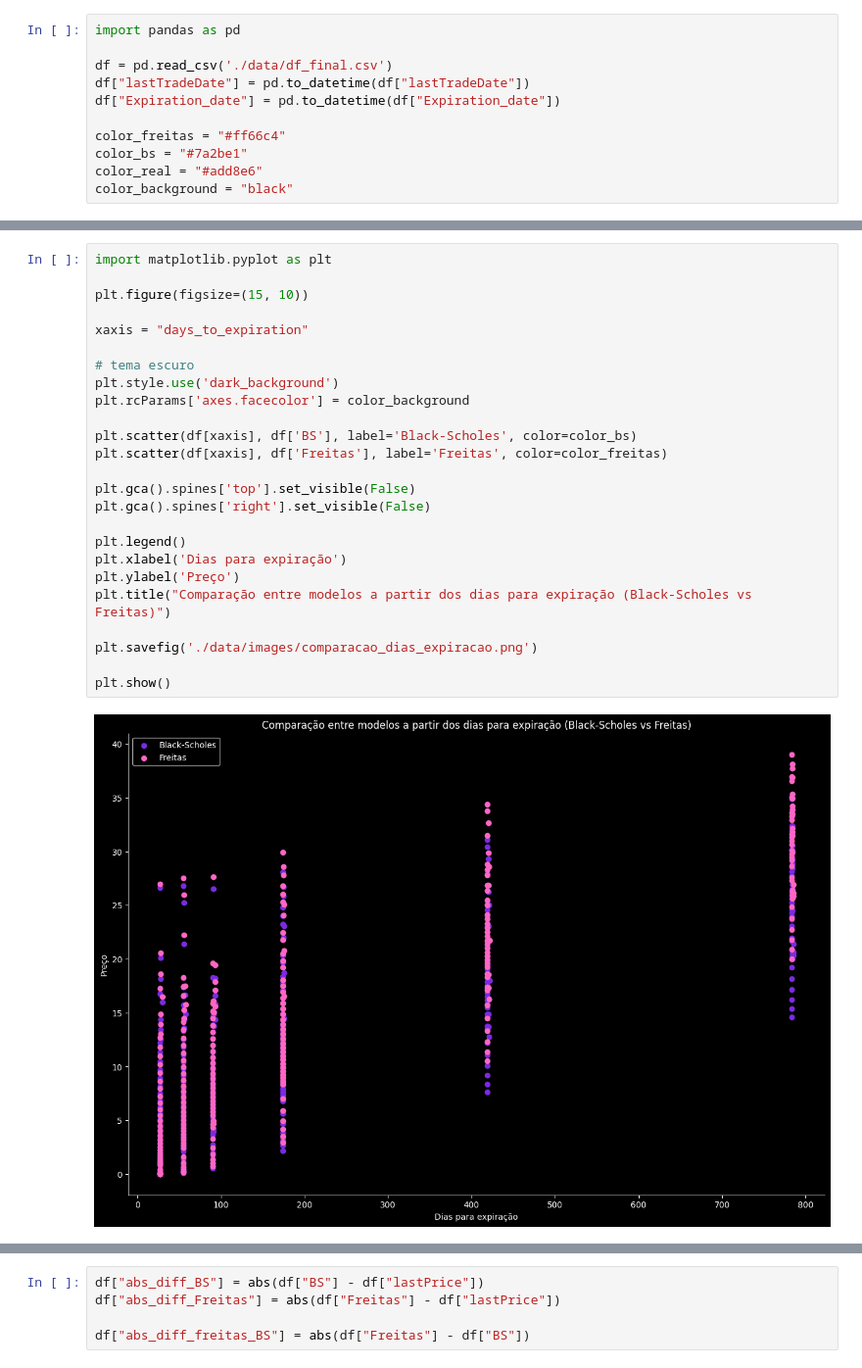
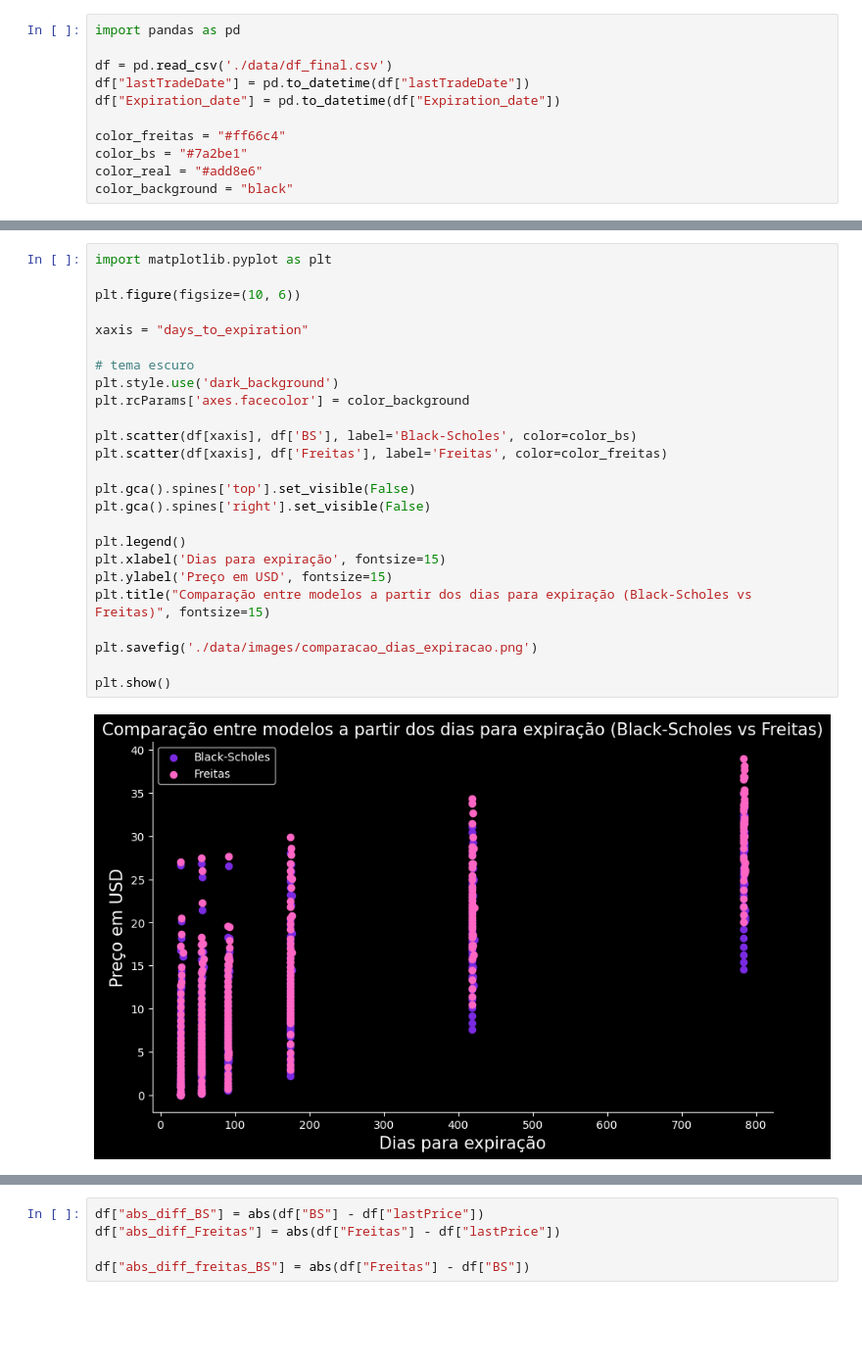
Before and after one commit to GvFreitas1/Precificacao-de-Opcoes, a Jupyter notebook: backtesting.ipynb, the cells around one changed output, grey strips where cells are left out. Shown at 98% size. Drawn from its saved outputs; the diff is of its cells as text; blank space fills up the shorter version.

```diff
--- a/backtesting.ipynb
+++ b/backtesting.ipynb
@@ -141,29 +141,29 @@ plt.show()
 # %%
 import matplotlib.pyplot as plt
 
-plt.figure(figsize=(15, 10))
+plt.figure(figsize=(10, 6))
 
 xaxis = "days_to_expiration"
 
 # tema escuro
 plt.style.use('dark_background')
 plt.rcParams['axes.facecolor'] = color_background
 
 plt.scatter(df[xaxis], df['BS'], label='Black-Scholes', color=color_bs)
 plt.scatter(df[xaxis], df['Freitas'], label='Freitas', color=color_freitas)
 
 plt.gca().spines['top'].set_visible(False)
 plt.gca().spines['right'].set_visible(False)
 
 plt.legend()
-plt.xlabel('Dias para expiração')
-plt.ylabel('Preço')
-plt.title("Comparação entre modelos a partir dos dias para expiração (Black-Scholes vs Freitas)")
+plt.xlabel('Dias para expiração', fontsize=15)
+plt.ylabel('Preço em USD', fontsize=15)
+plt.title("Comparação entre modelos a partir dos dias para expiração (Black-Scholes vs Freitas)", fontsize=15)
 
 plt.savefig('./data/images/comparacao_dias_expiracao.png')
 
 plt.show()
 # %% [output]
-[figure, old version]
+[figure, new version]
 # %%
 import matplotlib.pyplot as plt
```
Also changed, not shown: parts of 4 cells of this notebook, 4 other files.
